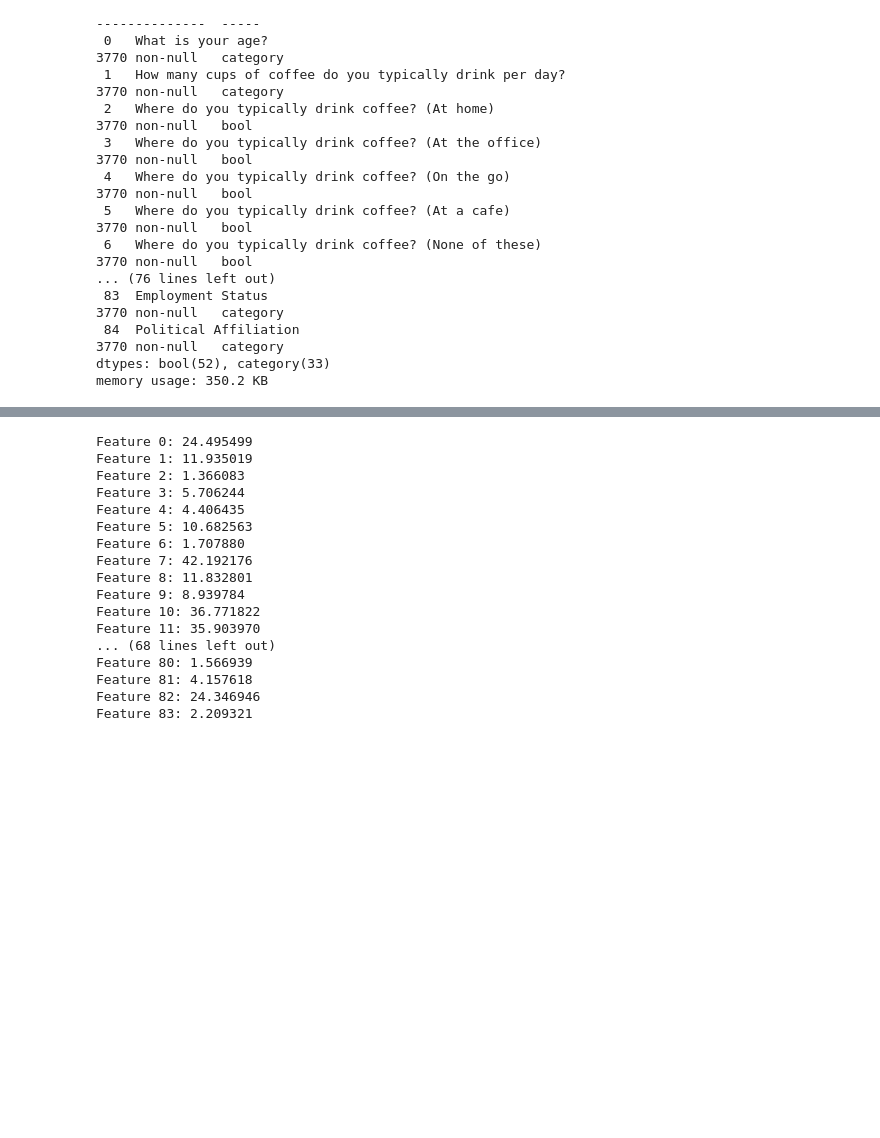
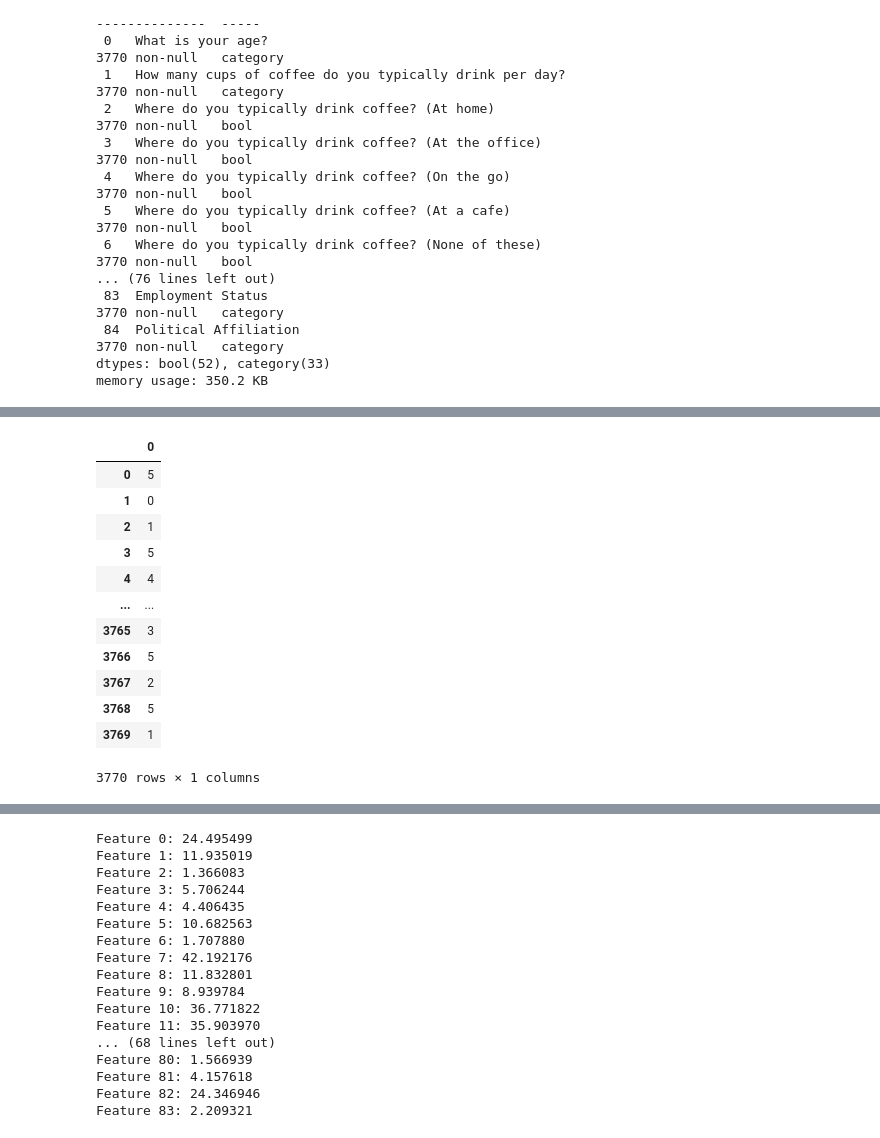
Before and after one commit to subhajyotirkmveri/Econometrics_project_matter, a Jupyter notebook: Project/analysis.ipynb, the cells around one changed output, grey strips where cells are left out. Saved outputs shown, nothing was run; the diff lists cells and outputs as text; code cells hidden in the pictures; blank space fills up the shorter version.

```diff
--- a/Project/analysis.ipynb
+++ b/Project/analysis.ipynb
@@ -333,0 +385,3 @@ memory usage: 350.2 KB
+# %%
+km_cao = KModes(n_clusters=6, init = "random", n_init = 5, verbose=1)
+fitClusters_cao = km_cao.fit_predict(data)
@@ -333,0 +423,18 @@ memory usage: 350.2 KB
+# %%
+fitClusters_cao
+clusterdf=pd.DataFrame(fitClusters_cao)
+clusterdf
+# %% [output]
+|  | 0 |
+| 0 | 5 |
+| 1 | 0 |
+| 2 | 1 |
+| 3 | 5 |
+| 4 | 4 |
+| ... | ... |
+| 3765 | 3 |
+| 3766 | 5 |
+| 3767 | 2 |
+| 3768 | 5 |
+| 3769 | 1 |
+3770 rows × 1 columns
```
Also changed, not shown: parts of 7 cells of this notebook.
